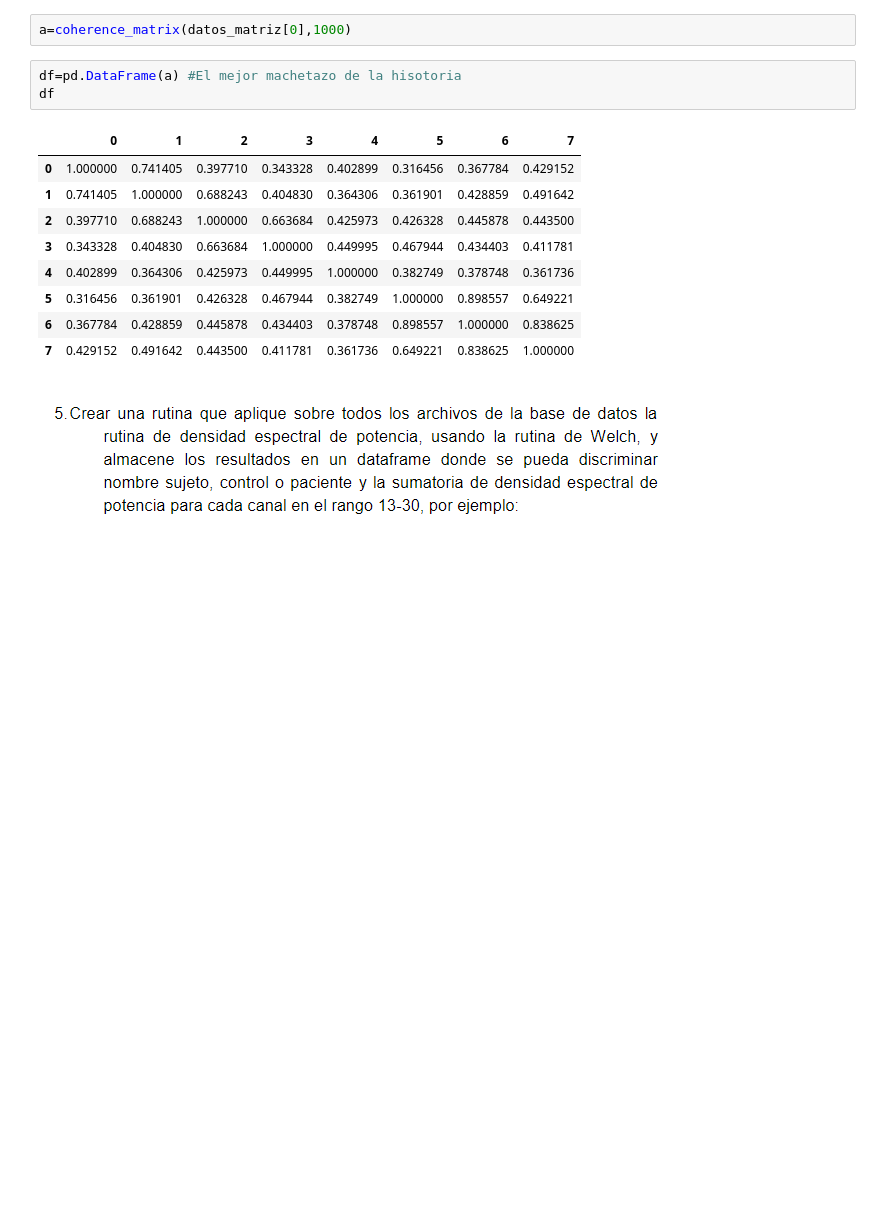
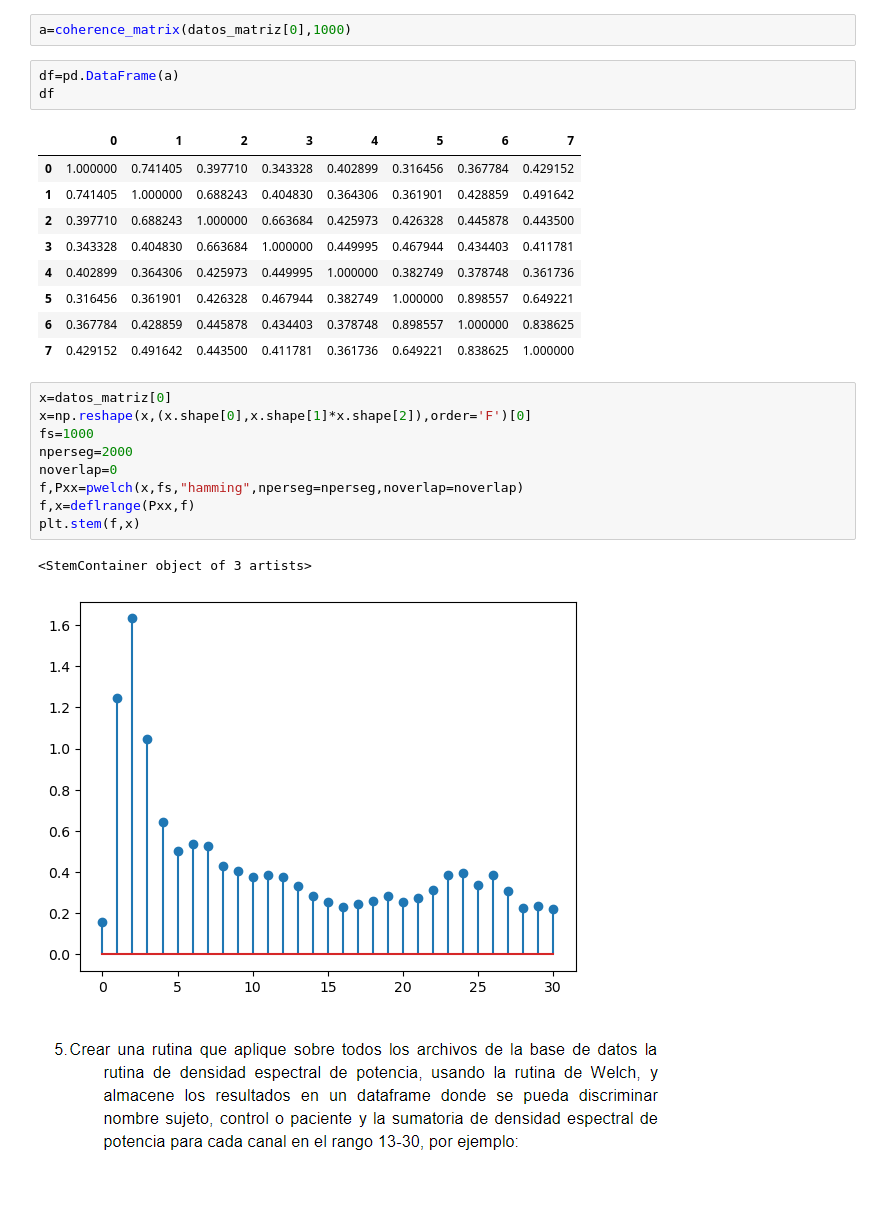
Before and after one commit to Astolfo2332/Parkinson_difference, a Jupyter notebook: Proyecto 2/Proyecto_2.ipynb, the cells around one changed output. Drawn from its saved outputs; the diff is of its cells as text; blank space fills up the shorter version.

```diff
--- a/Proyecto 2/Proyecto_2.ipynb
+++ b/Proyecto 2/Proyecto_2.ipynb
@@ -110,7 +110,7 @@ def coherence_matrix(data, fs):
 # %%
 a=coherence_matrix(datos_matriz[0],1000)
 # %%
-df=pd.DataFrame(a) #El mejor machetazo de la hisotoria
+df=pd.DataFrame(a)
 df
 # %% [output]
 |  | 0 | 1 | 2 | 3 | 4 | 5 | 6 | 7 |
@@ -122,5 +122,17 @@ df
 | 5 | 0.316456 | 0.361901 | 0.426328 | 0.467944 | 0.382749 | 1.000000 | 0.898557 | 0.649221 |
 | 6 | 0.367784 | 0.428859 | 0.445878 | 0.434403 | 0.378748 | 0.898557 | 1.000000 | 0.838625 |
 | 7 | 0.429152 | 0.491642 | 0.443500 | 0.411781 | 0.361736 | 0.649221 | 0.838625 | 1.000000 |
+# %%
+x=datos_matriz[0]
+x=np.reshape(x,(x.shape[0],x.shape[1]*x.shape[2]),order='F')[0]
+fs=1000
+nperseg=2000
+noverlap=0
+f,Pxx=pwelch(x,fs,"hamming",nperseg=nperseg,noverlap=noverlap)
+f,x=deflrange(Pxx,f)
+plt.stem(f,x)
+# %% [output]
+<StemContainer object of 3 artists>
+[figure, added]
 # %% [markdown]
 ![image.png](attachment:image.png)
```
Also changed, not shown: parts of 1 cell of this notebook.
